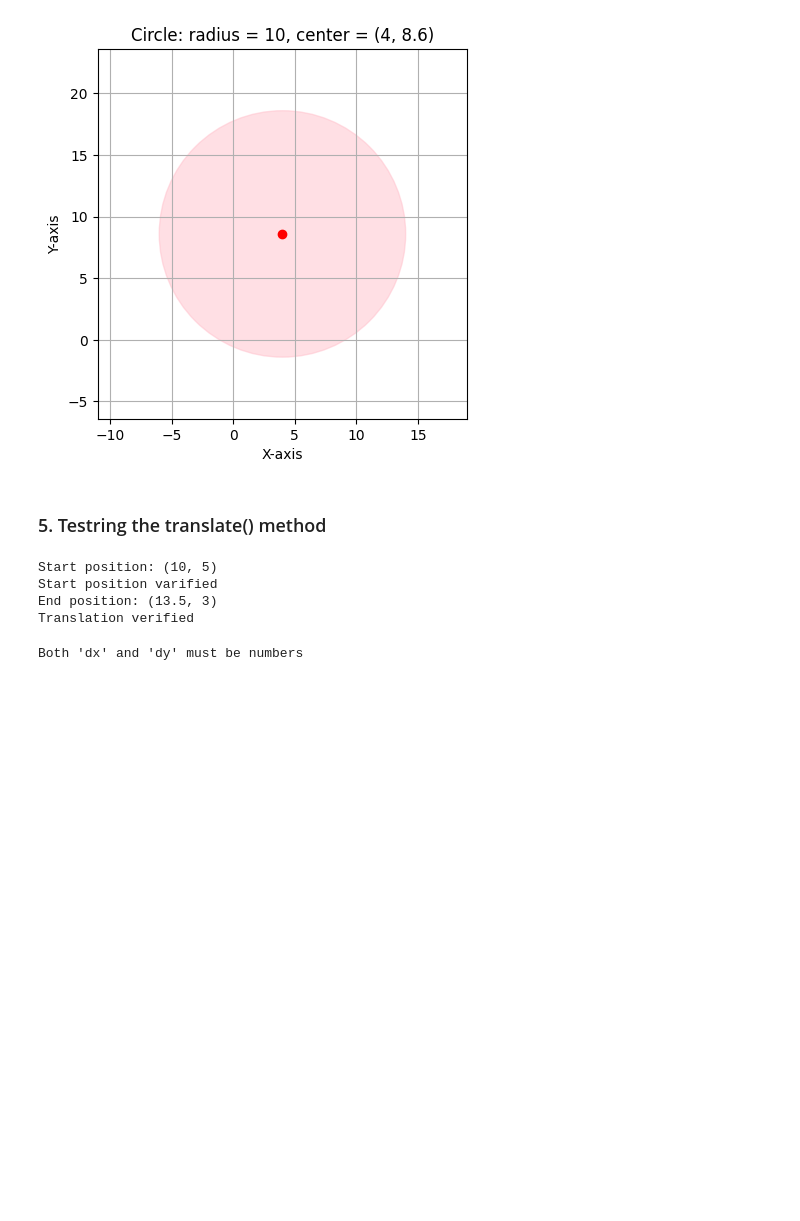
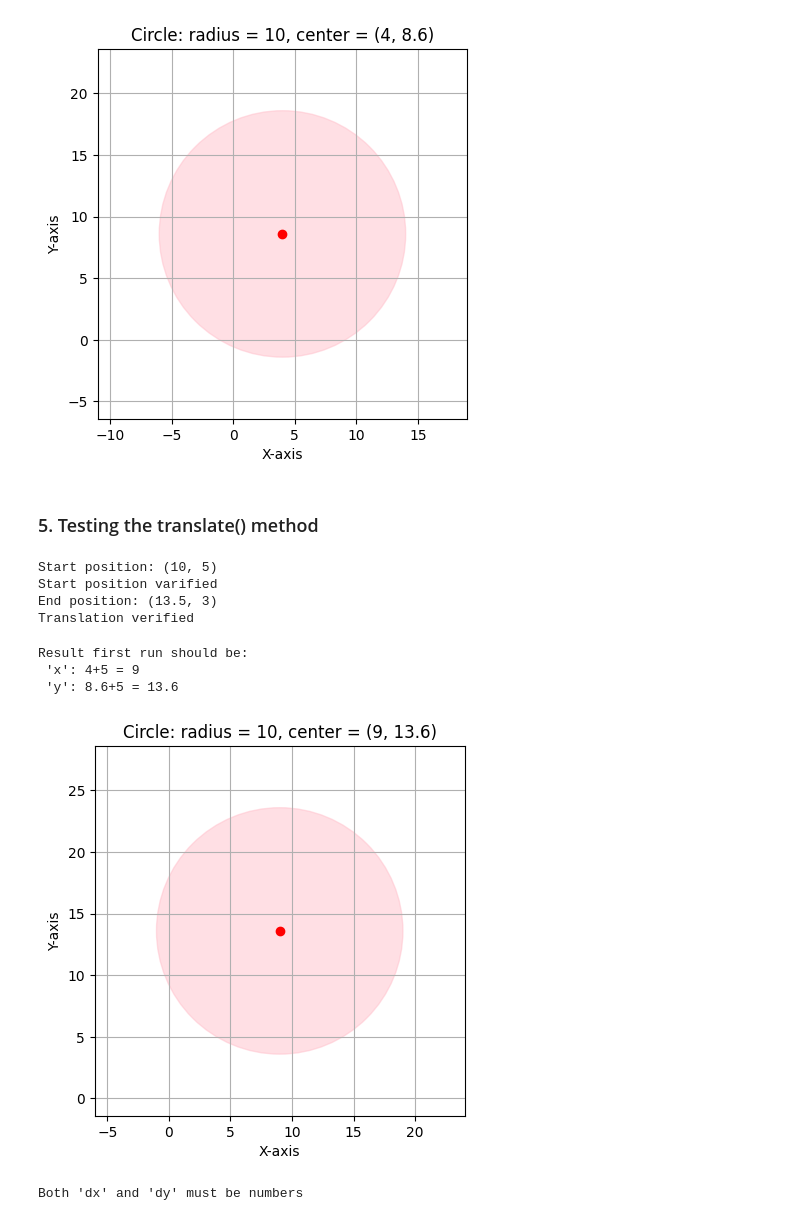
Before and after one commit to LisaYllander92/LAB_2_Lisa_Yllander_DE25, a Jupyter notebook: manual_testing.ipynb, the cells around one changed output. Saved outputs shown, nothing was run; the diff lists cells and outputs as text; code cells hidden in the pictures; blank space fills up the shorter version.

Commit message:
dokumentation for Circle

```diff
--- a/manual_testing.ipynb
+++ b/manual_testing.ipynb
@@ -132,5 +134,5 @@ c6.draw()
 # %% [output]
 [figure]
 # %% [markdown]
-### 5. Testring the translate() method
+### 5. Testing the translate() method
 # %%
@@ -158,6 +162,17 @@ Start position: (10, 5)
 Start position varified
 End position: (13.5, 3)
 Translation verified
+# %%
+""" Testing translate() method with plot """
+print("Result first run should be:\n 'x': 4+5 = 9\n 'y': 8.6+5 = 13.6")
+#c6 = Circle(radius=10, x=4, y=8.6)
+c6.translate(5,5)
+c6.draw()
+# %% [output]
+Result first run should be:
+ 'x': 4+5 = 9
+ 'y': 8.6+5 = 13.6
+[figure, added]
 # %%
 # testing error handling
 try:
```
Also changed, not shown: parts of 8 cells of this notebook, 1 other file.
